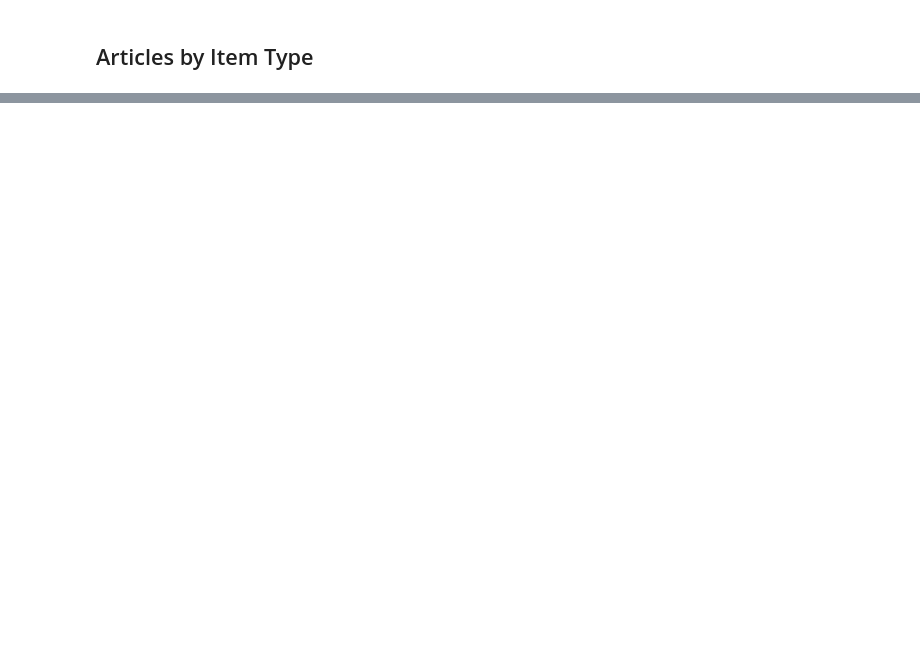
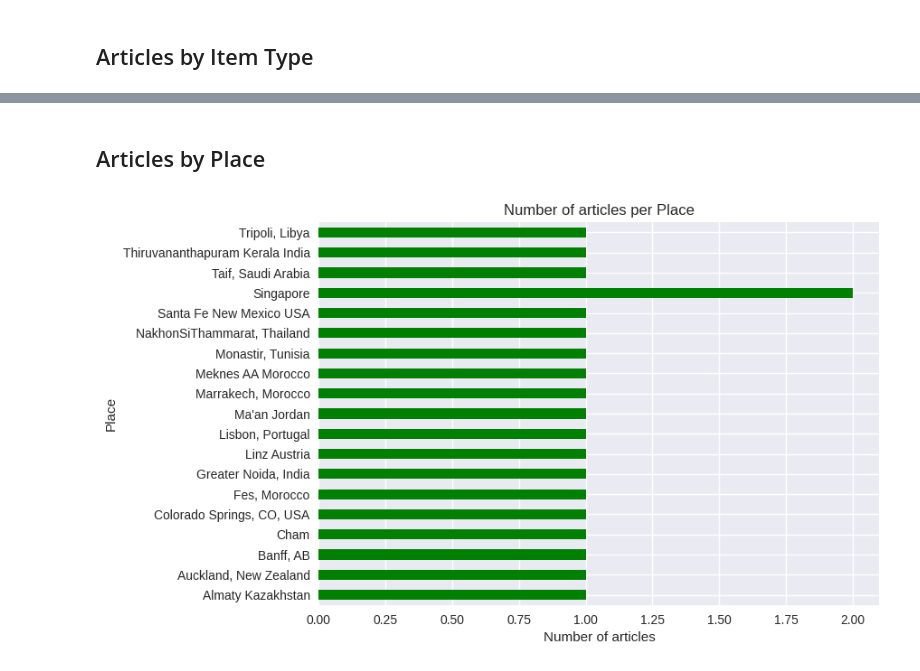
Before and after one commit to danimaniarqsoft/generative-ai-research, a Jupyter notebook: systematic-literature-review/notebook.ipynb, the cells around one changed output, grey strips where cells are left out. Cells and saved outputs as stored; diff of their text form; code cells hidden in the pictures; blank space fills up the shorter version.

```diff
--- a/systematic-literature-review/notebook.ipynb
+++ b/systematic-literature-review/notebook.ipynb
@@ -115,0 +116,10 @@ plt.show()
+# %% [markdown]
+## Articles by Place
+# %%
+place = articles['Place'].value_counts().sort_index().plot.barh(color='green')
+plt.xlabel('Number of articles')
+plt.ylabel('Place')
+plt.title('Number of articles per Place')
+plt.show()
+# %% [output]
+[figure, added]
```
Also changed, not shown: parts of 4 cells of this notebook, 4 other files.
